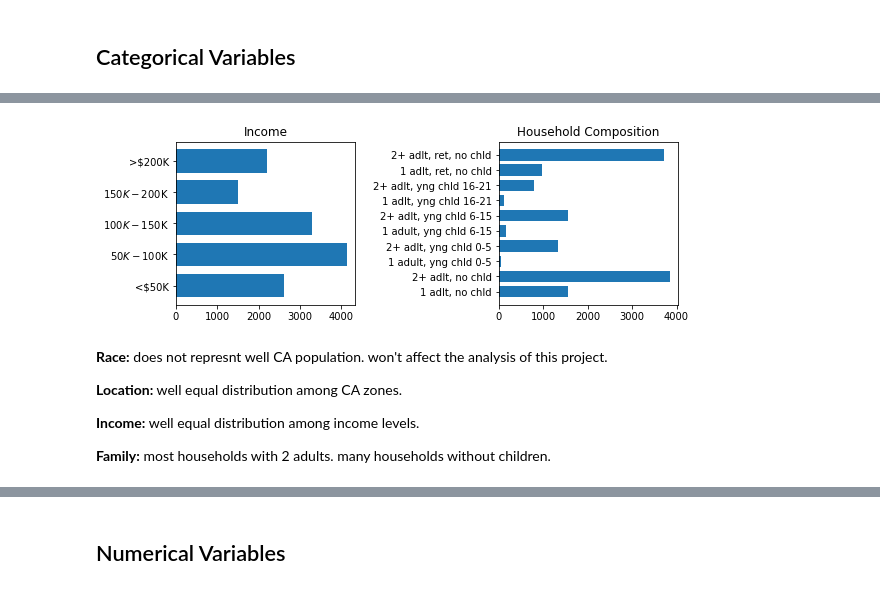
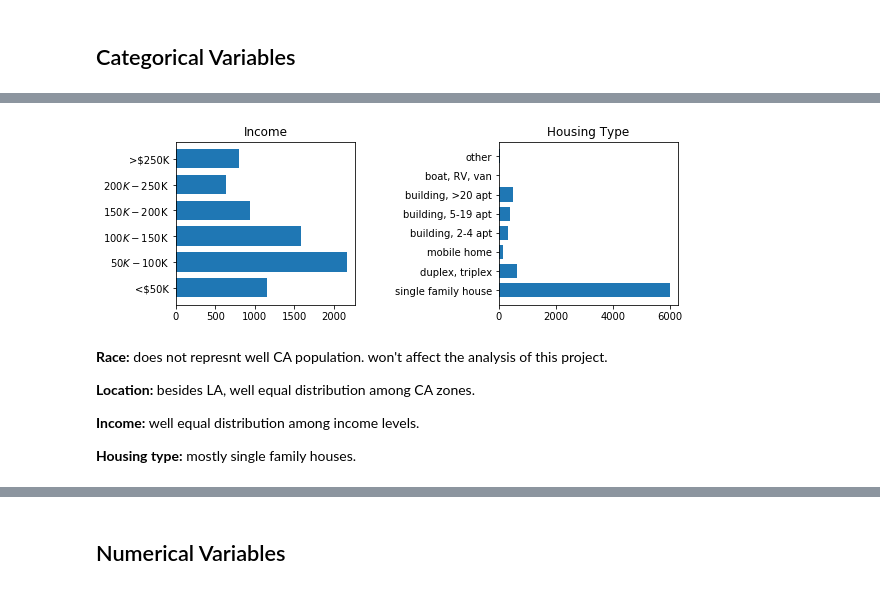
Before and after one commit to KoralleB/CA_Vehicle, a Jupyter notebook: notebook/DataExplore.ipynb, the cells around one changed output, grey strips where cells are left out. Cells and saved outputs as stored; diff of their text form; code cells hidden in the pictures.

```diff
--- a/notebook/DataExplore.ipynb
+++ b/notebook/DataExplore.ipynb
@@ -76,19 +65,18 @@ cat_plot(data_column,title,yticklabels)
-# %%
-data_column = [data.income,data.lif_cyc]
-title = ['Income','Household Composition']
-yticklabels = [['<$50K','$50K-$100K','$100K-$150K','$150K-$200K','>$200K'],
-              ['1 adlt, no chld','2+ adlt, no chld','1 adult, yng chld 0-5',
-               '2+ adlt, yng chld 0-5','1 adult, yng chld 6-15','2+ adlt, yng chld 6-15',
-               '1 adlt, yng chld 16-21','2+ adlt, yng chld 16-21','1 adlt, ret, no chld',
-               '2+ adlt, ret, no chld']]
-cat_plot(data_column,title,yticklabels)
-# %% [output]
-[figure, removed]
+# %%
+data_column = [data.hh_inc,data.housing]
+title = ['Income','Housing Type']
+yticklabels = [['<$50K','$50K-$100K','$100K-$150K','$150K-$200K','$200K-$250K','>$250K'],
+              ['single family house','duplex, triplex','mobile home',
+               'building, 2-4 apt','building, 5-19 apt','building, >20 apt',
+               'boat, RV, van','other']]
+cat_plot(data_column,title,yticklabels)
+# %% [output]
+[figure, added]
 # %% [markdown]
 __Race:__ does not represnt well CA population. won't affect the analysis of this project.
 
-__Location:__ well equal distribution among CA zones.
+__Location:__ besides LA, well equal distribution among CA zones.
 
 __Income:__ well equal distribution among income levels.
 
-__Family:__ most households with 2 adults. many households without children.
+__Housing type:__ mostly single family houses.
```
Also changed, not shown: parts of 29 cells of this notebook, 12 other files.
